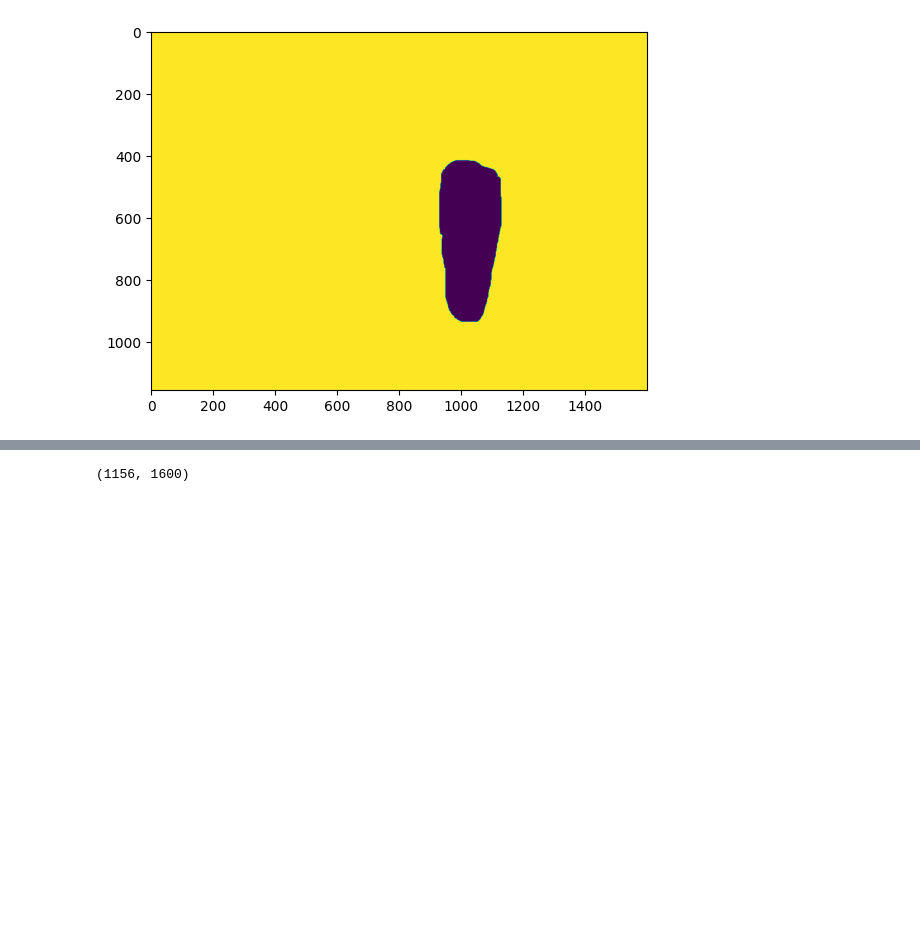
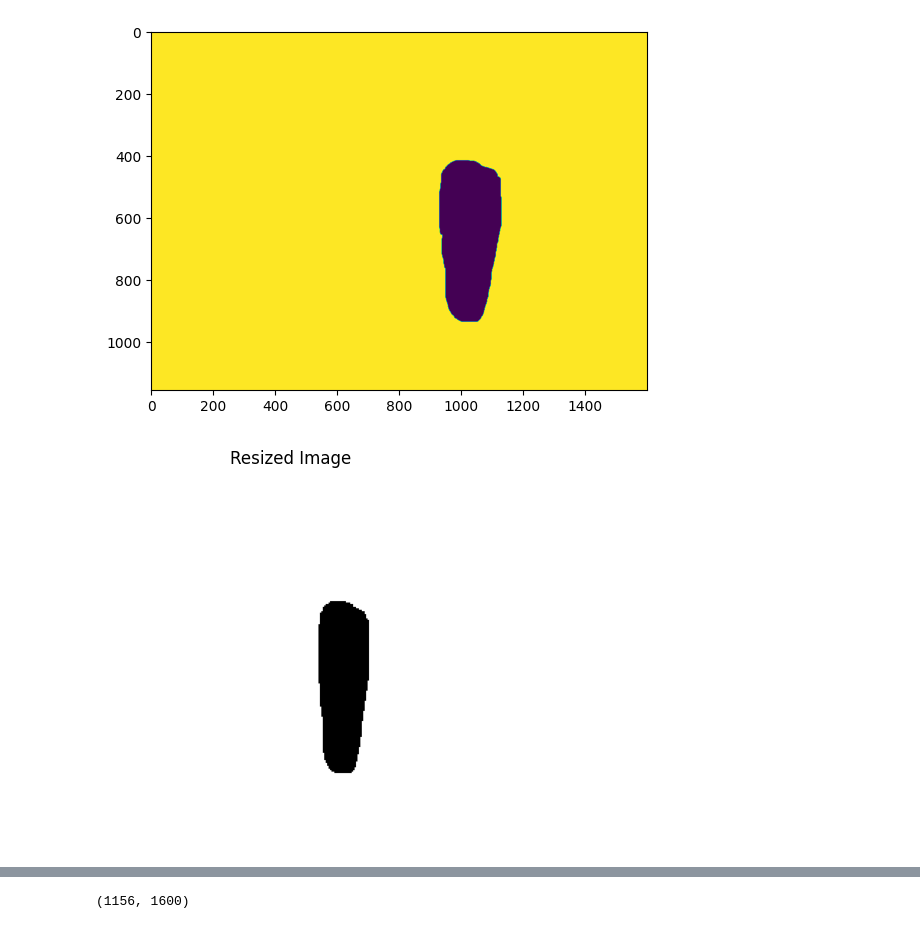
Before and after one commit to arnavakula/stealth-startup, a Jupyter notebook: model_testing.ipynb, the cells around one changed output, grey strips where cells are left out. Cells and saved outputs as stored; diff of their text form; code cells hidden in the pictures; blank space fills up the shorter version.

```diff
--- a/model_testing.ipynb
+++ b/model_testing.ipynb
@@ -27,3 +65,21 @@ plt.imshow(tiff_img == 0)
 # %% [output]
 <matplotlib.image.AxesImage at 0x...>
 [figure]
+# %%
+import tifffile as tiff
+import numpy as np
+from skimage.transform import resize
+import matplotlib.pyplot as plt
+
+resized_img = resize(tiff_img, (256, 256), anti_aliasing=True)
+
+# Optionally convert the resized image to uint8 if it's in float format
+# resized_img = (resized_img * 255).astype(np.uint8)
+
+# Display the resized image
+plt.imshow(resized_img == 0, cmap='gray')  # Show resized image where pixel values are zero
+plt.axis('off')  # Turn off axis numbers and ticks
+plt.title('Resized Image')  # Add a title
+plt.show()
+# %% [output]
+[figure, added]
```
Also changed, not shown: parts of 7 cells of this notebook, 17 other files.
